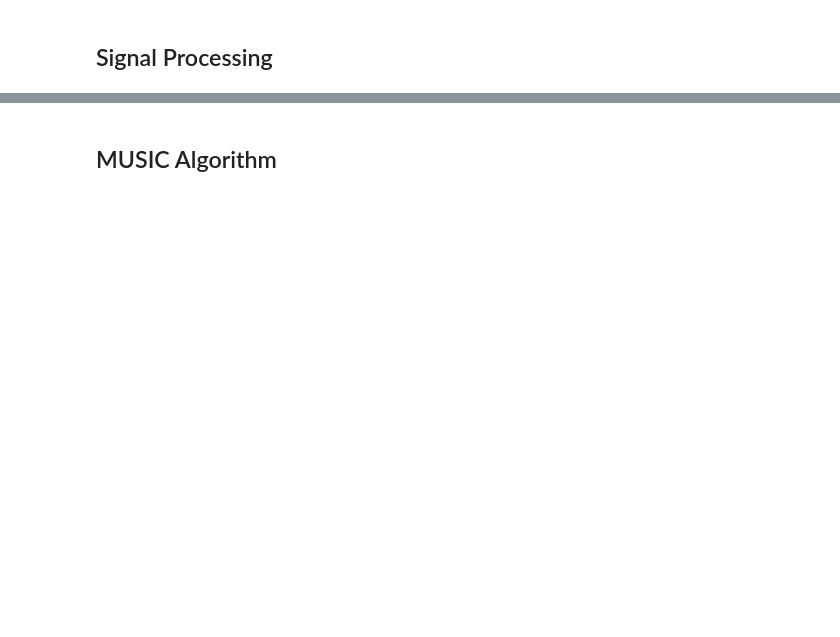
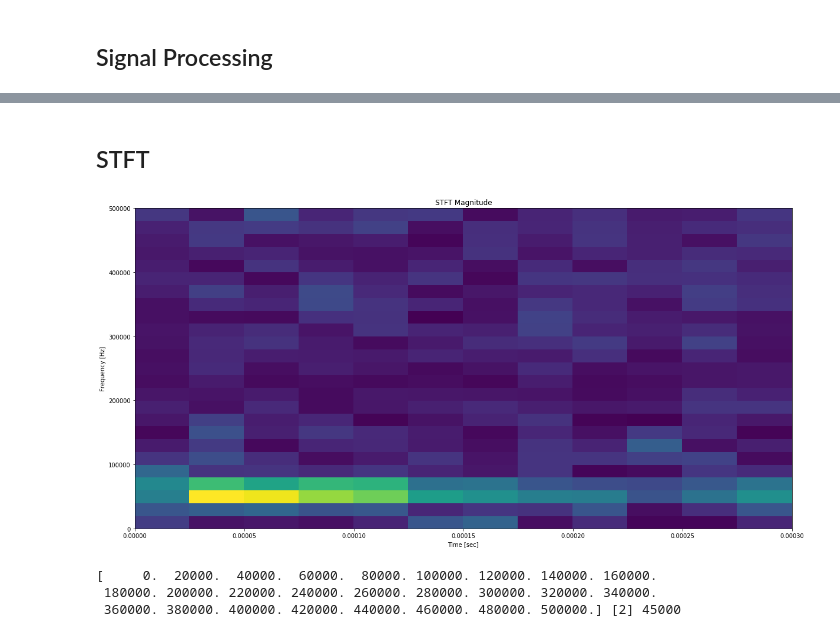
Before and after one commit to MuddSub/Hydrophones, a Jupyter notebook: Process-Hphones.ipynb, the cells around one changed output, grey strips where cells are left out. Drawn from its saved outputs; the diff is of its cells as text; code cells hidden in the pictures; blank space fills up the shorter version.

Commit message:
STFT implemented

```diff
--- a/Process-Hphones.ipynb
+++ b/Process-Hphones.ipynb
@@ -92,2 +92,0 @@ plt.show()
-# %% [markdown]
-## MUSIC Algorithm
@@ -95,0 +93,18 @@ Rx=1/N sum (i=1 to N) X(i) X^H(i)
+# %% [markdown]
+## STFT
+# %%
+f, t, Zxx = signal.stft(short_signals[0][1], fs=sr*1000,nperseg=50)
+plt.figure(figsize=(20,10))
+f = np.array(f)
+idx = np.where(f == 40*1000)
+plt.pcolormesh(t, f, np.abs(Zxx))
+plt.title('STFT Magnitude')
+plt.ylabel('Frequency [Hz]')
+plt.xlabel('Time [sec]')
+plt.show()
+print(f, idx[0],freq*1000)
+# %% [output]
+[figure, added]
+[     0.  20000.  40000.  60000.  80000. 100000. 120000. 140000. 160000.
+ 180000. 200000. 220000. 240000. 260000. 280000. 300000. 320000. 340000.
+ 360000. 380000. 400000. 420000. 440000. 460000. 480000. 500000.] [2] 45000
```
Also changed, not shown: parts of 8 cells of this notebook.
